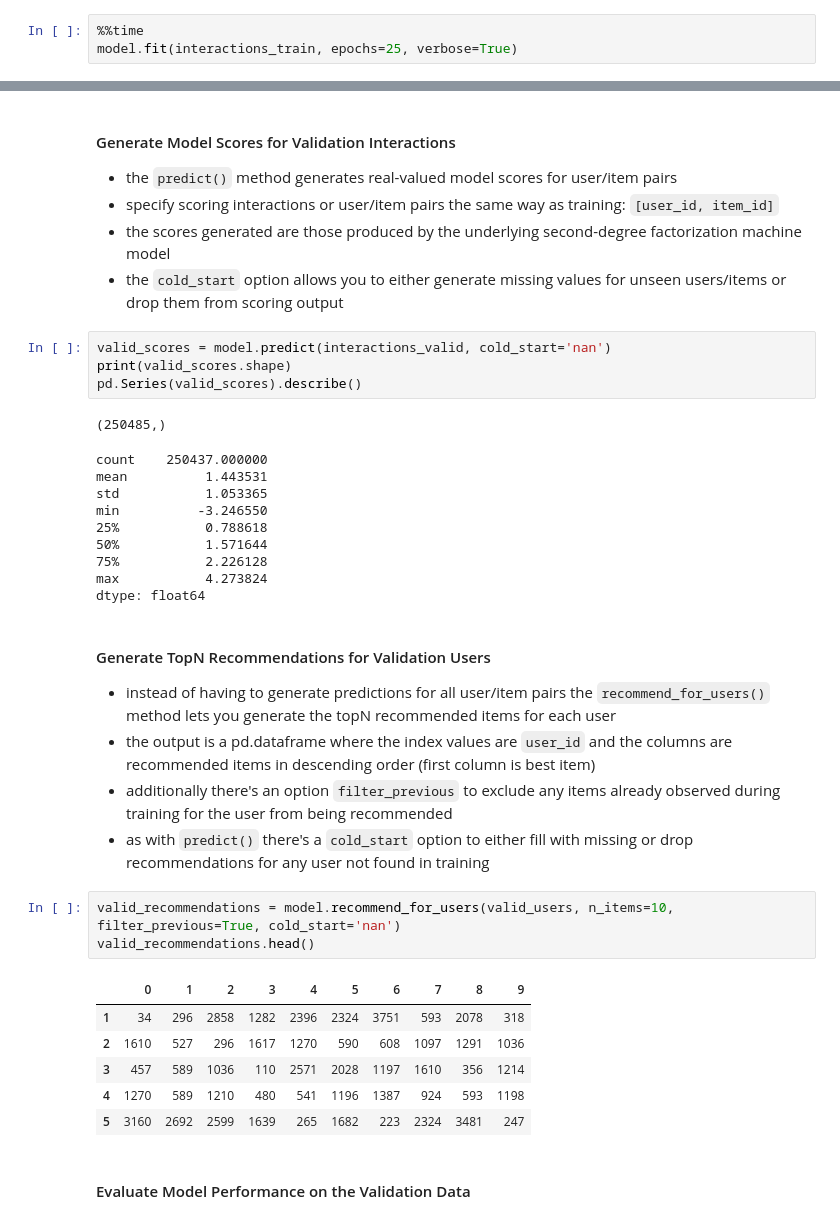
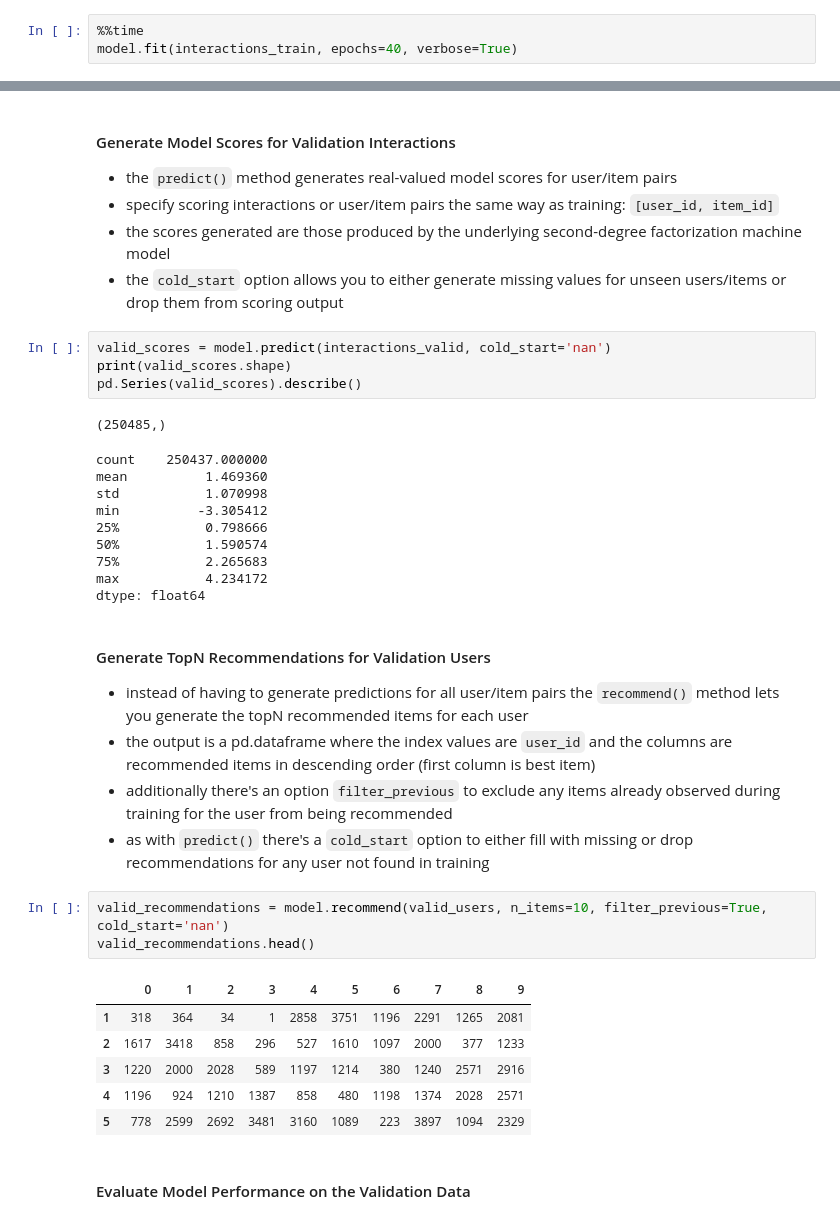
Before and after one commit to etlundquist/rankfm, a Jupyter notebook: examples/quickstart.ipynb, the cells around one changed output, grey strips where cells are left out. Saved outputs shown, nothing was run; the diff lists cells and outputs as text.

```diff
--- a/examples/quickstart.ipynb
+++ b/examples/quickstart.ipynb
@@ -207,6 +207,6 @@ model
 * the log likelihood isn't 1:1 correlated with our recommendation/ranking evaluation metrics but serves as a decent proxy for training progress
 # %%
 %%time
-model.fit(interactions_train, epochs=25, verbose=True)
+model.fit(interactions_train, epochs=40, verbose=True)
 # %% [output]
 training epoch: 0
@@ -239,30 +239,30 @@ pd.Series(valid_scores).describe()
 # %% [output]
 (250485,)
 count    250437.000000
-mean          1.443531
-std           1.053365
-min          -3.246550
-25%           0.788618
-50%           1.571644
-75%           2.226128
-max           4.273824
+mean          1.469360
+std           1.070998
+min          -3.305412
+25%           0.798666
+50%           1.590574
+75%           2.265683
+max           4.234172
 dtype: float64
 # %% [markdown]
 #### Generate TopN Recommendations for Validation Users
-* instead of having to generate predictions for all user/item pairs the `recommend_for_users()` method lets you generate the topN recommended items for each user
+* instead of having to generate predictions for all user/item pairs the `recommend()` method lets you generate the topN recommended items for each user
 * the output is a pd.dataframe where the index values are `user_id` and the columns are recommended items in descending order (first column is best item)
 * additionally there's an option `filter_previous` to exclude any items already observed during training for the user from being recommended
 * as with `predict()` there's a `cold_start` option to either fill with missing or drop recommendations for any user not found in training
 # %%
-valid_recommendations = model.recommend_for_users(valid_users, n_items=10, filter_previous=True, cold_start='nan')
+valid_recommendations = model.recommend(valid_users, n_items=10, filter_previous=True, cold_start='nan')
 valid_recommendations.head()
 # %% [output]
 |  | 0 | 1 | 2 | 3 | 4 | 5 | 6 | 7 | 8 | 9 |
-| 1 | 34 | 296 | 2858 | 1282 | 2396 | 2324 | 3751 | 593 | 2078 | 318 |
-| 2 | 1610 | 527 | 296 | 1617 | 1270 | 590 | 608 | 1097 | 1291 | 1036 |
-| 3 | 457 | 589 | 1036 | 110 | 2571 | 2028 | 1197 | 1610 | 356 | 1214 |
-| 4 | 1270 | 589 | 1210 | 480 | 541 | 1196 | 1387 | 924 | 593 | 1198 |
-| 5 | 3160 | 2692 | 2599 | 1639 | 265 | 1682 | 223 | 2324 | 3481 | 247 |
+| 1 | 318 | 364 | 34 | 1 | 2858 | 3751 | 1196 | 2291 | 1265 | 2081 |
+| 2 | 1617 | 3418 | 858 | 296 | 527 | 1610 | 1097 | 2000 | 377 | 1233 |
+| 3 | 1220 | 2000 | 2028 | 589 | 1197 | 1214 | 380 | 1240 | 2571 | 2916 |
+| 4 | 1196 | 924 | 1210 | 1387 | 858 | 480 | 1198 | 1374 | 2028 | 2571 |
+| 5 | 778 | 2599 | 2692 | 3481 | 3160 | 1089 | 223 | 3897 | 1094 | 2329 |
 # %% [markdown]
 #### Evaluate Model Performance on the Validation Data
 # %% [markdown]
```
Also changed, not shown: parts of 11 cells of this notebook, 4 other files.
